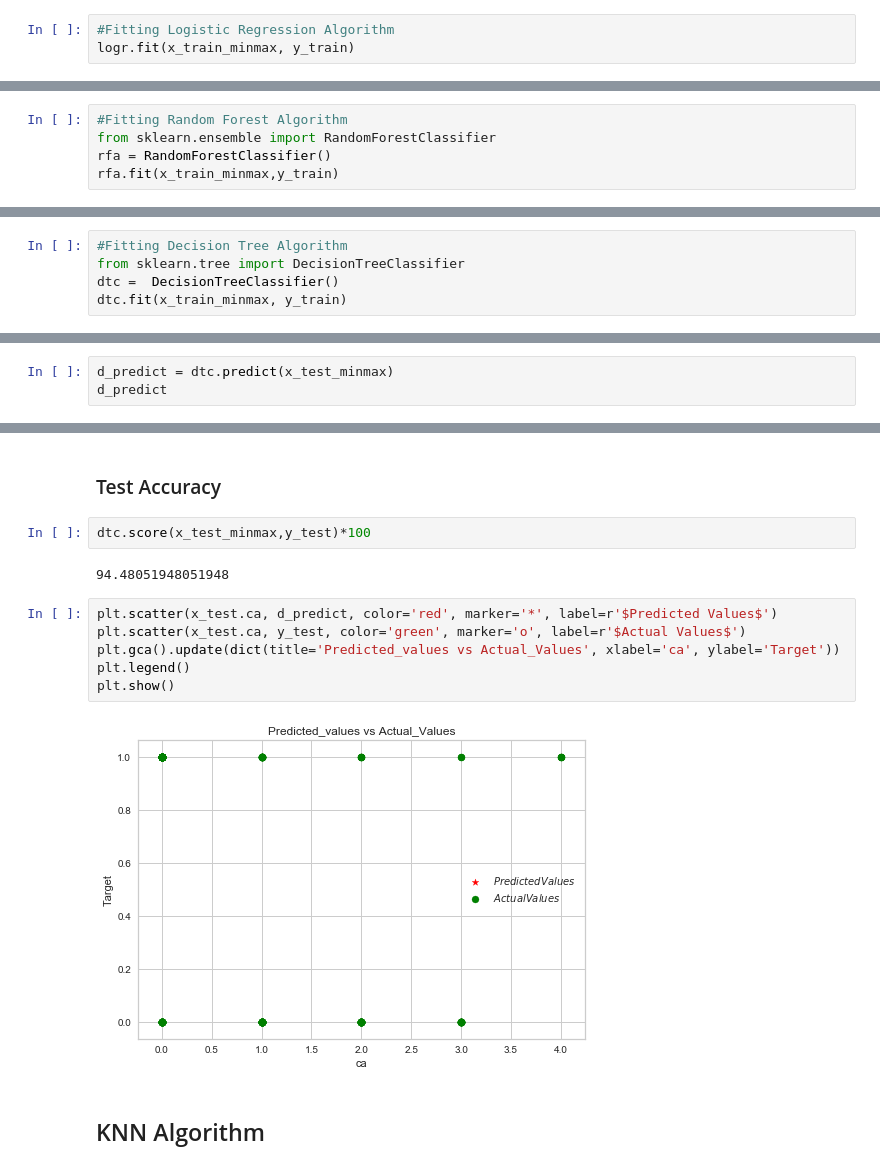
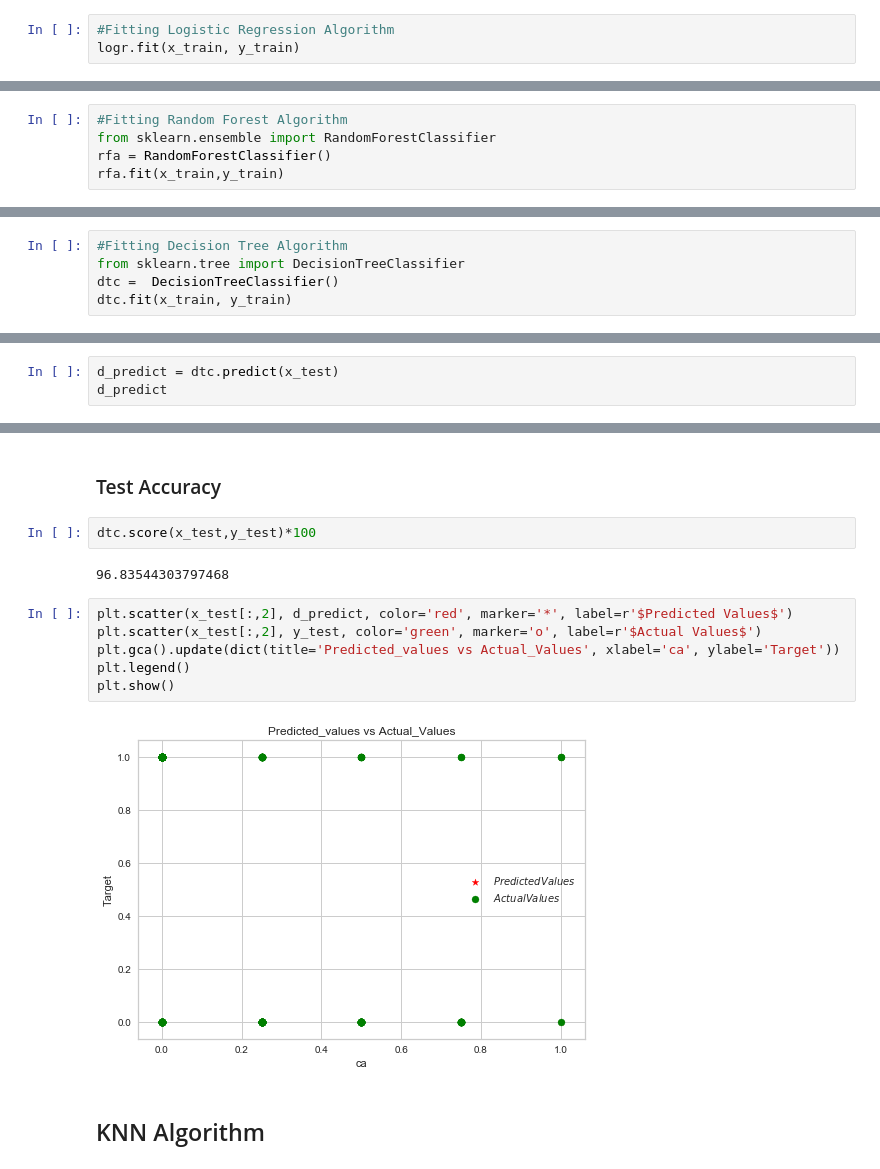
Before and after one commit to rnikule/Analysis_and_Prediction_for_Heart_Patients, a Jupyter notebook: project_Heart_ML_Data_preprocessing & feature_selection.ipynb, the cells around one changed output, grey strips where cells are left out. Cells and saved outputs as stored; diff of their text form.

```diff
--- a/project_Heart_ML_Data_preprocessing & feature_selection.ipynb
+++ b/project_Heart_ML_Data_preprocessing & feature_selection.ipynb
@@ -447,5 +540,5 @@ from sklearn.linear_model import LogisticRegression
 logr = LogisticRegression()
 # %%
 #Fitting Logistic Regression Algorithm
-logr.fit(x_train_minmax, y_train)
+logr.fit(x_train, y_train)
 # %% [output]
@@ -506,5 +595,5 @@ plt.show()
 #Fitting Random Forest Algorithm
 from sklearn.ensemble import RandomForestClassifier
 rfa = RandomForestClassifier()
-rfa.fit(x_train_minmax,y_train)
+rfa.fit(x_train,y_train)
 # %% [output]
@@ -560,5 +642,5 @@ plt.show()
 #Fitting Decision Tree Algorithm
 from sklearn.tree import DecisionTreeClassifier
 dtc =  DecisionTreeClassifier()
-dtc.fit(x_train_minmax, y_train)
+dtc.fit(x_train, y_train)
 # %% [output]
@@ -574,6 +651,6 @@ dtc.predict([[1,50,2,3]])
 # %% [output]
 array([0], dtype=int64)
 # %%
-d_predict = dtc.predict(x_test_minmax)
+d_predict = dtc.predict(x_test)
 d_predict
 # %% [output]
@@ -595,17 +672,17 @@ array([0, 1, 0, 1, 0, 1, 0, 1, 0, 0, 0, 1, 0, 0, 1, 0, 1, 1, 0, 1, 0, 1,
 # %% [markdown]
 ### Test Accuracy
 # %%
-dtc.score(x_test_minmax,y_test)*100
+dtc.score(x_test,y_test)*100
 # %% [output]
-94.48051948051948
+96.83544303797468
 # %%
-plt.scatter(x_test.ca, d_predict, color='red', marker='*', label=r'$Predicted Values$')
-plt.scatter(x_test.ca, y_test, color='green', marker='o', label=r'$Actual Values$')
+plt.scatter(x_test[:,2], d_predict, color='red', marker='*', label=r'$Predicted Values$')
+plt.scatter(x_test[:,2], y_test, color='green', marker='o', label=r'$Actual Values$')
 plt.gca().update(dict(title='Predicted_values vs Actual_Values', xlabel='ca', ylabel='Target'))
 plt.legend()
 plt.show()
 # %% [output]
-[figure, old version]
+[figure, new version]
 # %% [markdown]
 ## KNN Algorithm
 # %%
```
Also changed, not shown: parts of 56 cells of this notebook.
